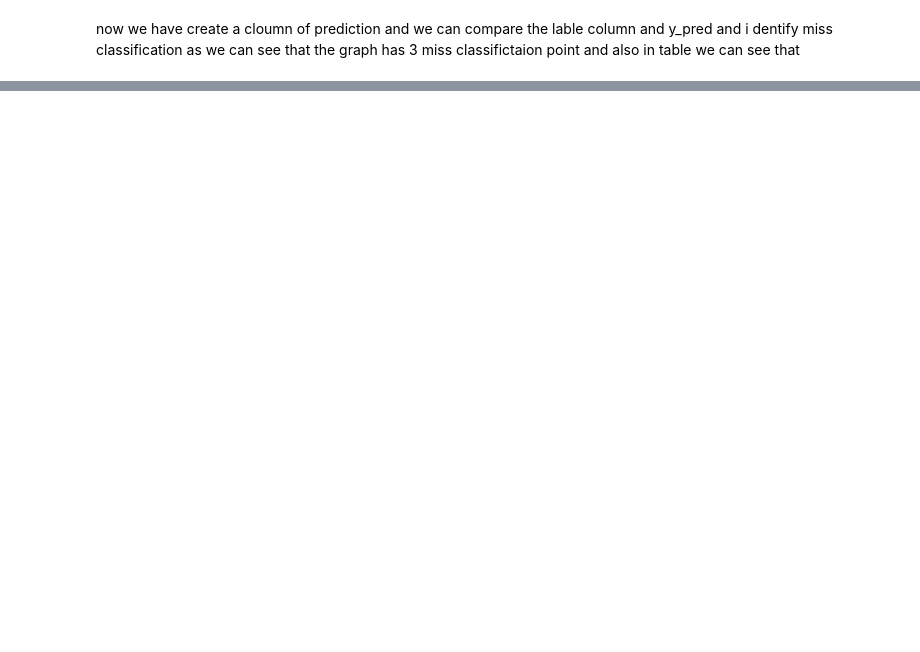
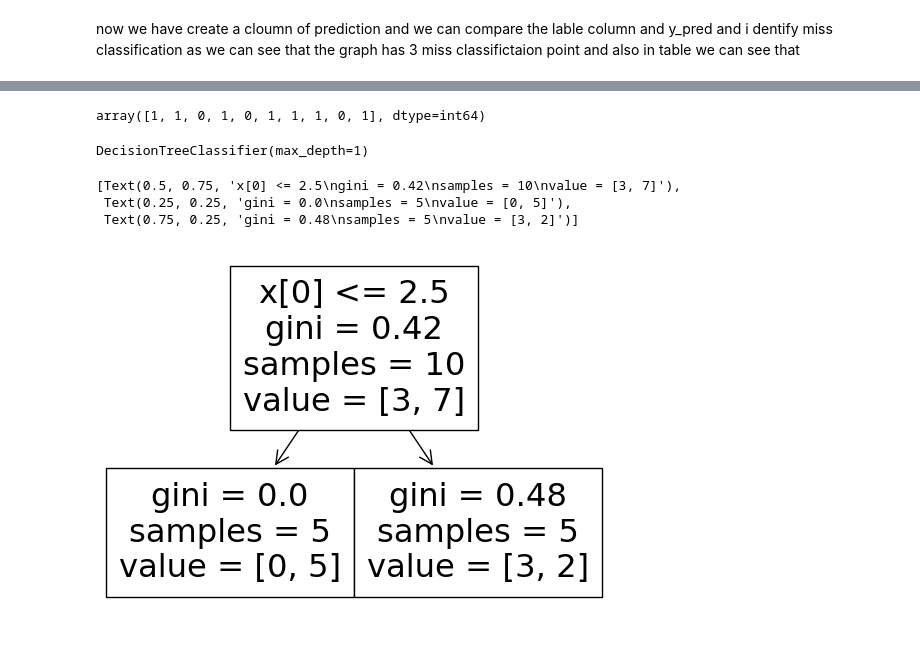
Before and after one commit to Shubhambg611/Ineuron-Data-Science, a Jupyter notebook: ML/65 Boosting.ipynb, the cells around one changed output, grey strips where cells are left out. Drawn from its saved outputs; the diff is of its cells as text; code cells hidden in the pictures; blank space fills up the shorter version.

```diff
--- a/ML/65 Boosting.ipynb
+++ b/ML/65 Boosting.ipynb
@@ -162,0 +291,2 @@ now we have create a cloumn of prediction and we can compare the lable column an
+# %%
+second_df = df.iloc[indexes] [['X1','X2','label','sample_weight']]
@@ -162,0 +307,5 @@ now we have create a cloumn of prediction and we can compare the lable column an
+# %%
+dt2 = DecisionTreeClassifier(max_depth=1)
+# %%
+x = second_df.iloc[:,0:2].values
+y = second_df.iloc[:,2].values
@@ -162,0 +325,15 @@ now we have create a cloumn of prediction and we can compare the lable column an
+# %%
+y
+# %% [output]
+array([1, 1, 0, 1, 0, 1, 1, 1, 0, 1], dtype=int64)
+# %%
+dt2.fit(x,y)
+# %% [output]
+DecisionTreeClassifier(max_depth=1)
+# %%
+plot_tree(dt2)
+# %% [output]
+[Text(0.5, 0.75, 'x[0] <= 2.5\ngini = 0.42\nsamples = 10\nvalue = [3, 7]'),
+ Text(0.25, 0.25, 'gini = 0.0\nsamples = 5\nvalue = [0, 5]'),
+ Text(0.75, 0.25, 'gini = 0.48\nsamples = 5\nvalue = [3, 2]')]
+[figure, added]
```
Also changed, not shown: parts of 65 cells of this notebook.
